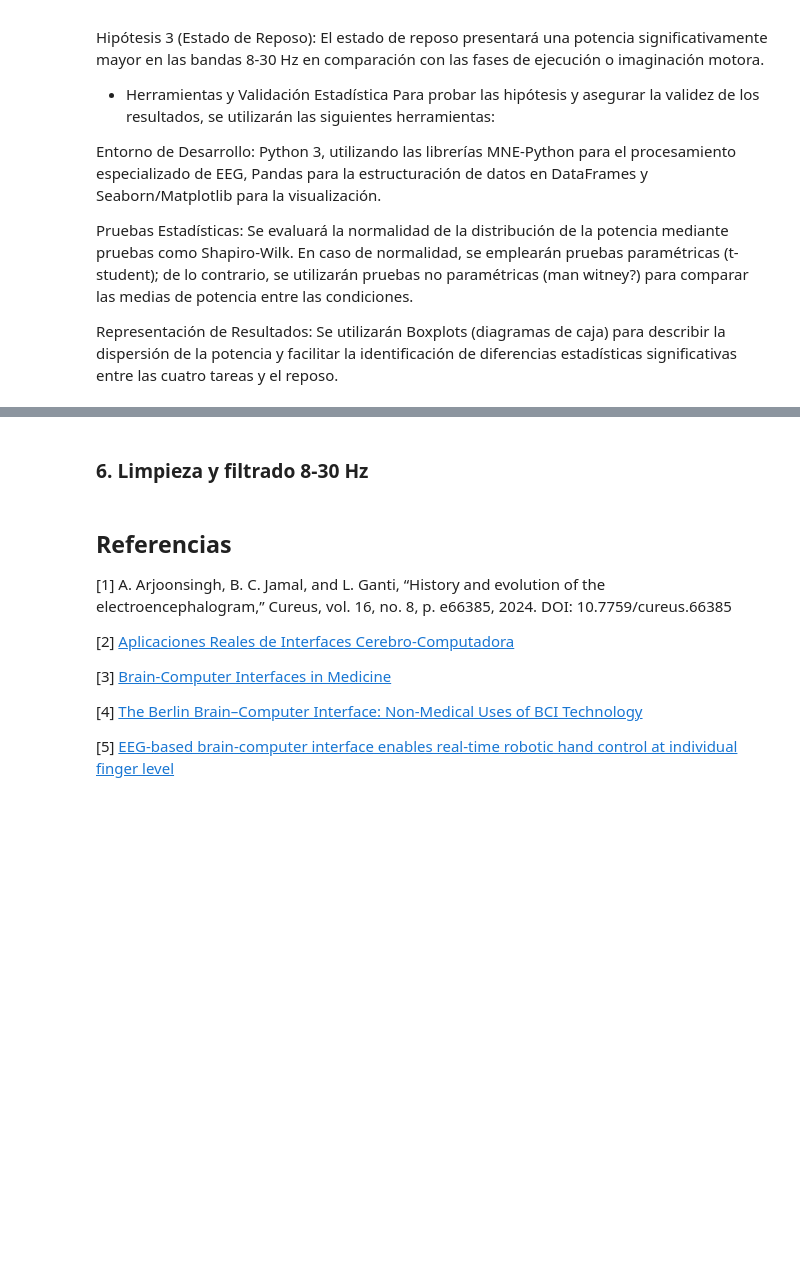
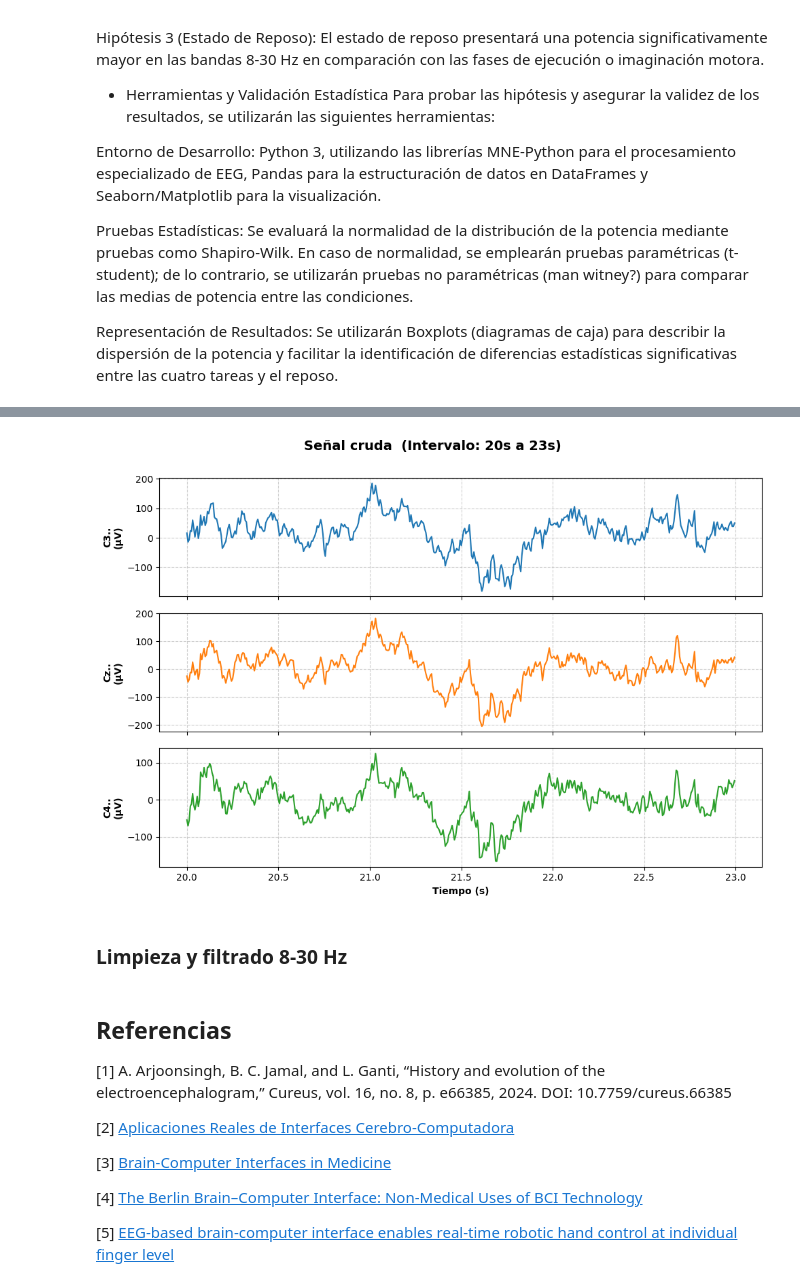
Before and after one commit to PaulaCCano/lab_Biosenales, a Jupyter notebook: avances_proyecto.ipynb, the cells around one changed output, grey strips where cells are left out. Drawn from its saved outputs; the diff is of its cells as text; code cells hidden in the pictures; blank space fills up the shorter version.

```diff
--- a/avances_proyecto.ipynb
+++ b/avances_proyecto.ipynb
@@ -191,5 +217,35 @@ else:
+# %%
+# GRÁFICAMOS UN INTERVALO
+inicio_seg = 20
+fin_seg = 23
+
+#  muestras exactas del arreglo
+idx_inicio = int(inicio_seg * Fs)
+idx_fin = int(fin_seg * Fs)
+
+# Recortamos El vector de tiempo
+T_lim = T[idx_inicio:idx_fin]
+
+# graficamos
+fig, axs = plt.subplots(3, 1, figsize=(10, 7), sharex=True)
+fig.suptitle(f"Señal cruda  (Intervalo: {inicio_seg}s a {fin_seg}s)", fontsize=14, fontweight='bold')
+colores = ['#1f77b4', '#ff7f0e', '#2ca02c']
+
+for i, canal in enumerate(raw.ch_names):
+    # Graficamos recortando también los datos en el mismo intervalo (idx_inicio a idx_fin)
+    axs[i].plot(T_lim, datos_uv[i, idx_inicio:idx_fin], color=colores[i], linewidth=1.5)
+    axs[i].set_ylabel(f"{canal}\n(µV)", fontweight='bold')
+    axs[i].grid(True, linestyle='--', alpha=0.6)
+
+axs[-1].set_xlabel("Tiempo (s)", fontweight='bold')
+
+plt.tight_layout()
+plt.subplots_adjust(top=0.9)
+plt.show()
+# %% [output]
+[figure, added]
 # %% [markdown]
-### **6. Limpieza y filtrado 8-30 Hz**
+### **Limpieza y filtrado 8-30 Hz**
 # %% [markdown]
 ## Referencias
 
```
Also changed, not shown: parts of 11 cells of this notebook.
